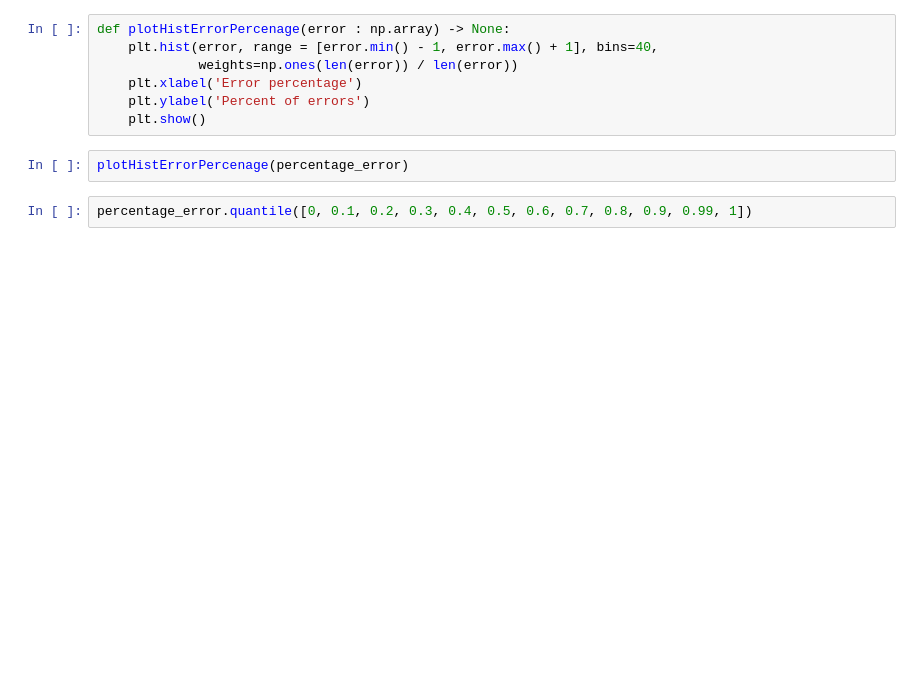
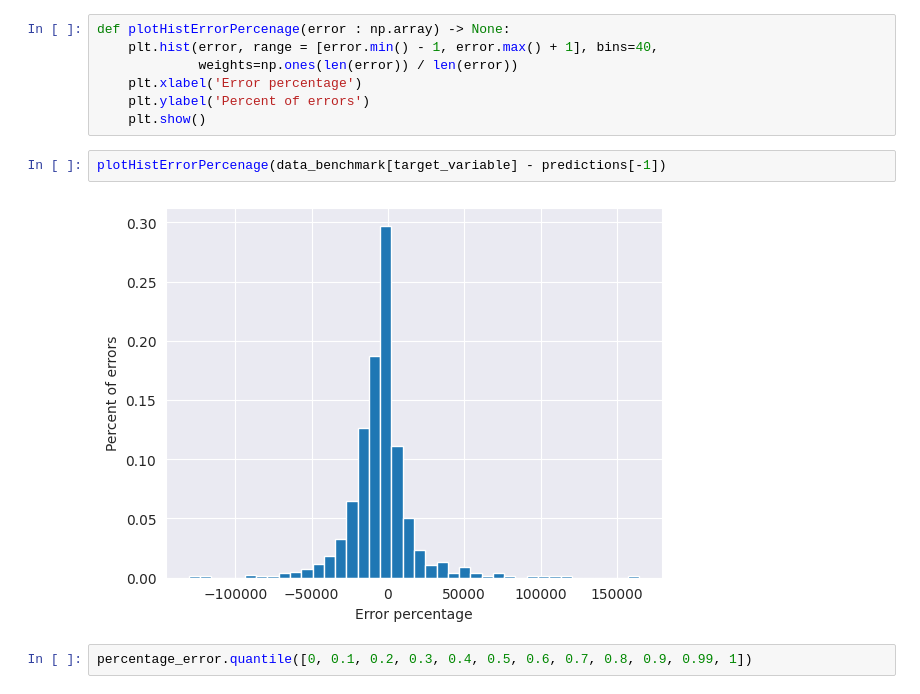
Before and after one commit to asdasde/market_models, a Jupyter notebook: notebooks/3_model_analysis.ipynb, the cells around one changed output. Cells and saved outputs as stored; diff of their text form; blank space fills up the shorter version.

```diff
--- a/notebooks/3_model_analysis.ipynb
+++ b/notebooks/3_model_analysis.ipynb
@@ -122,7 +136,9 @@ def plotHistErrorPercenage(error : np.array) -> None:
     plt.ylabel('Percent of errors')
     plt.show()
 # %%
-plotHistErrorPercenage(percentage_error)
+plotHistErrorPercenage(data_benchmark[target_variable] - predictions[-1])
+# %% [output]
+[figure, added]
 # %%
 percentage_error.quantile([0, 0.1, 0.2, 0.3, 0.4, 0.5, 0.6, 0.7, 0.8, 0.9, 0.99, 1])
 # %%
```
Also changed, not shown: parts of 9 cells of this notebook, 8 other files.
